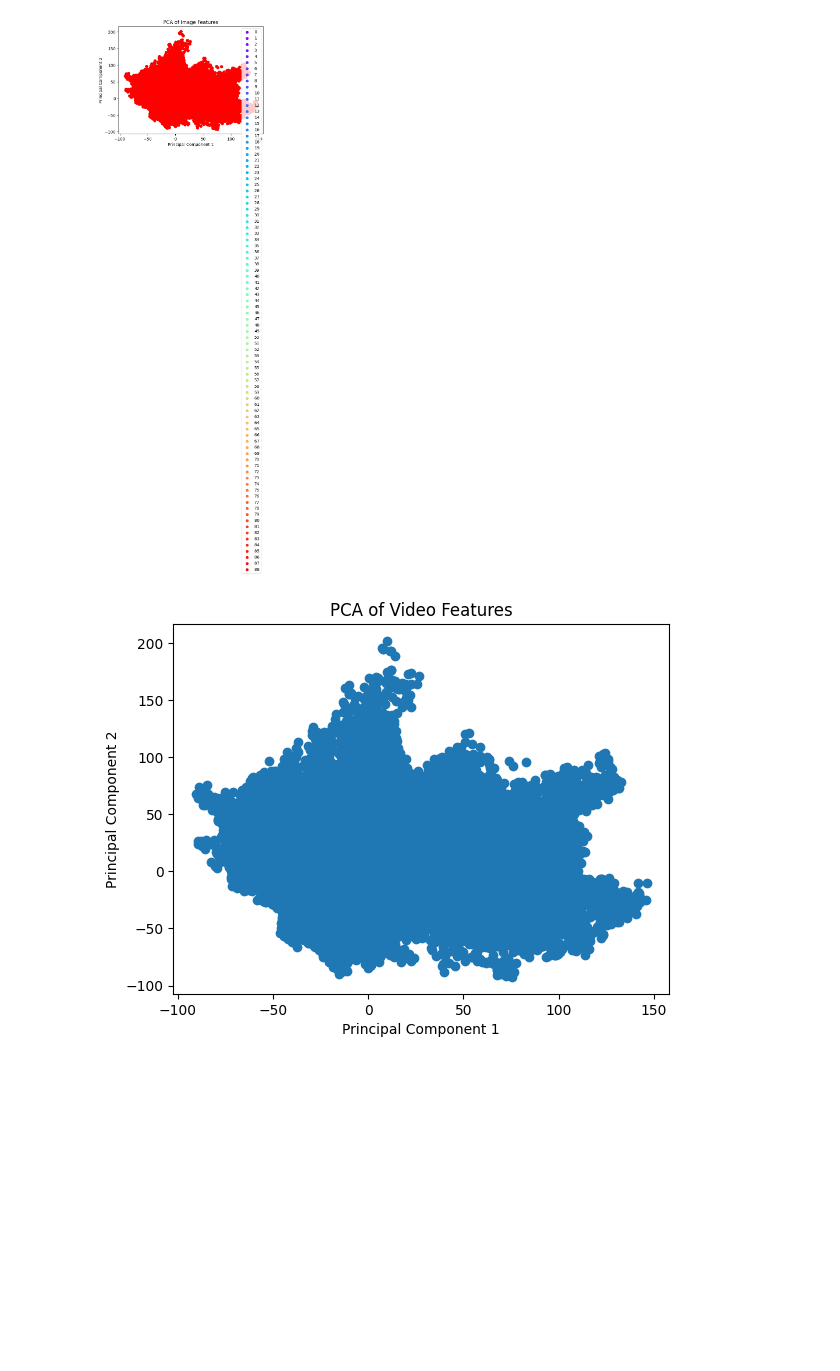
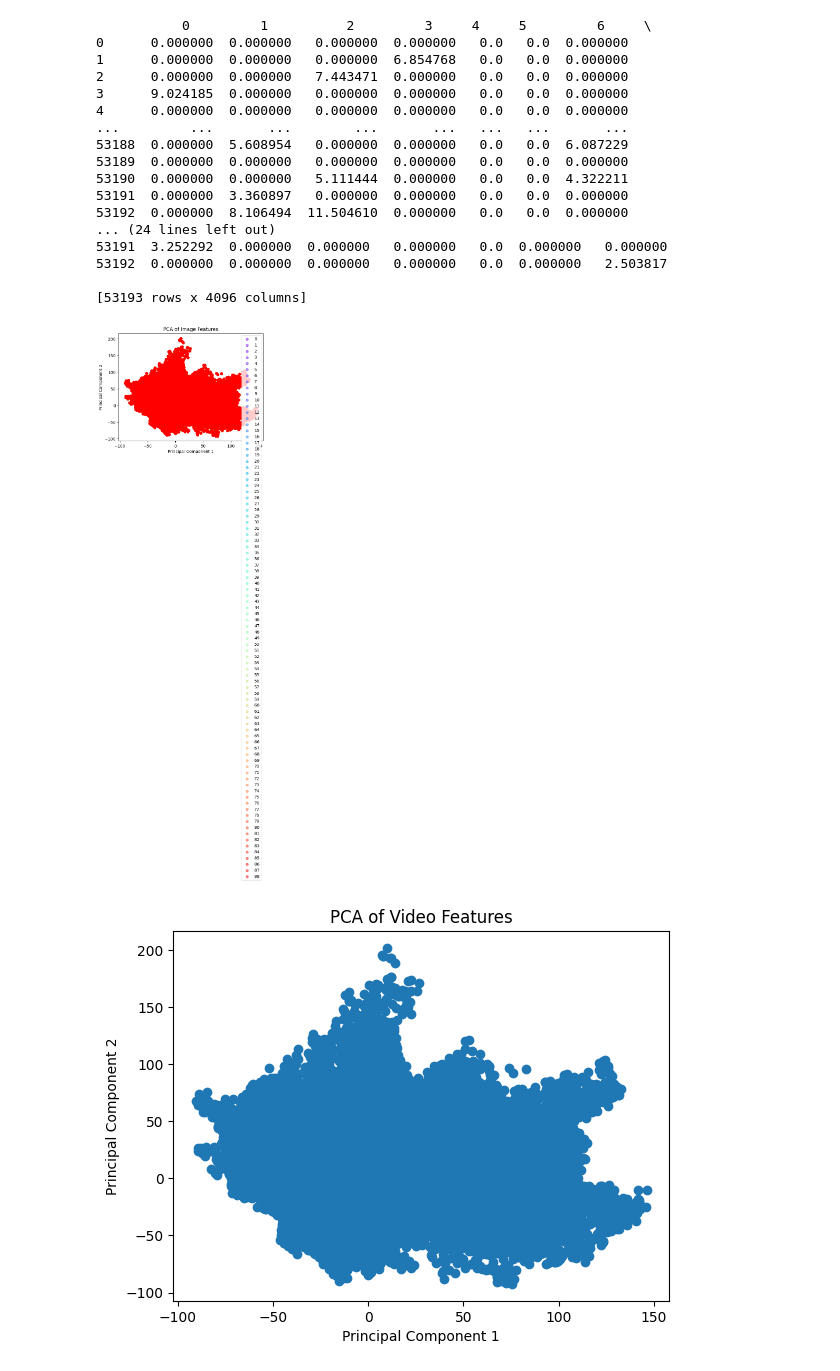
Before and after one commit to 2021006317/openeqa_inspection, a Jupyter notebook: inspection_scannet.ipynb, the cells around one changed output. Saved outputs shown, nothing was run; the diff lists cells and outputs as text; code cells hidden in the pictures; blank space fills up the shorter version.

```diff
--- a/inspection_scannet.ipynb
+++ b/inspection_scannet.ipynb
@@ -55,6 +55,7 @@ process_frames(frame_dir, output_dir)
 # %%
 from sklearn.decomposition import PCA
 import matplotlib.pyplot as plt
+import pandas as pd
 
 frame_dir = './open-eqa/data/frames/scannet-v0/'  # 각 영상의 프레임이 저장된 상위 폴더
 output_dir = './feature_vector/'  # 특징 벡터 저장 디렉터리
@@ -68,35 +69,55 @@ def load_features(feature_dir):
                 features.append(feature.flatten())
     return np.array(features)
 
 # 모든 특징 벡터 로드
 features = load_features(output_dir)
+df = pd.DataFrame(features)
+print(df)
+
 
 # PCA를 사용하여 특징 벡터의 차원을 줄임
-def apply_pca(features, n_components=2):
+def apply_pca(features, n_components=3):
     pca = PCA(n_components=n_components)
     pca_result = pca.fit_transform(features)
     return pca_result
 
 # 시각화
 def plot_pca(pca_result):
     colors = plt.cm.rainbow(np.linspace(0, 1, 89))
 
     for i in range(0,89):
         plt.scatter(pca_result[:, 0], pca_result[:, 1], color=colors[i], label=i, alpha=0.5)
 
     plt.title('PCA of Image Features')
     plt.xlabel('Principal Component 1')
     plt.ylabel('Principal Component 2')
     plt.legend()
     plt.show()
 
 # PCA 적용
 pca_result = apply_pca(features)
 
 # 시각화
 plot_pca(pca_result)
 # %% [output]
+           0         1          2         3     4     5         6     \
+0      0.000000  0.000000   0.000000  0.000000   0.0   0.0  0.000000
+1      0.000000  0.000000   0.000000  6.854768   0.0   0.0  0.000000
+2      0.000000  0.000000   7.443471  0.000000   0.0   0.0  0.000000
+3      9.024185  0.000000   0.000000  0.000000   0.0   0.0  0.000000
+4      0.000000  0.000000   0.000000  0.000000   0.0   0.0  0.000000
+...         ...       ...        ...       ...   ...   ...       ...
+53188  0.000000  5.608954   0.000000  0.000000   0.0   0.0  6.087229
+53189  0.000000  0.000000   0.000000  0.000000   0.0   0.0  0.000000
+53190  0.000000  0.000000   5.111444  0.000000   0.0   0.0  4.322211
+53191  0.000000  3.360897   0.000000  0.000000   0.0   0.0  0.000000
+53192  0.000000  8.106494  11.504610  0.000000   0.0   0.0  0.000000
+... (24 lines left out)
+53191  3.252292  0.000000  0.000000   0.000000   0.0  0.000000   0.000000
+53192  0.000000  0.000000  0.000000   0.000000   0.0  0.000000   2.503817
+
+[53193 rows x 4096 columns]
-[figure, old version]
+[figure, new version]
 # %%
 
 # PCA를 사용한 차원 축소
```
Also changed, not shown: 10 other files.
